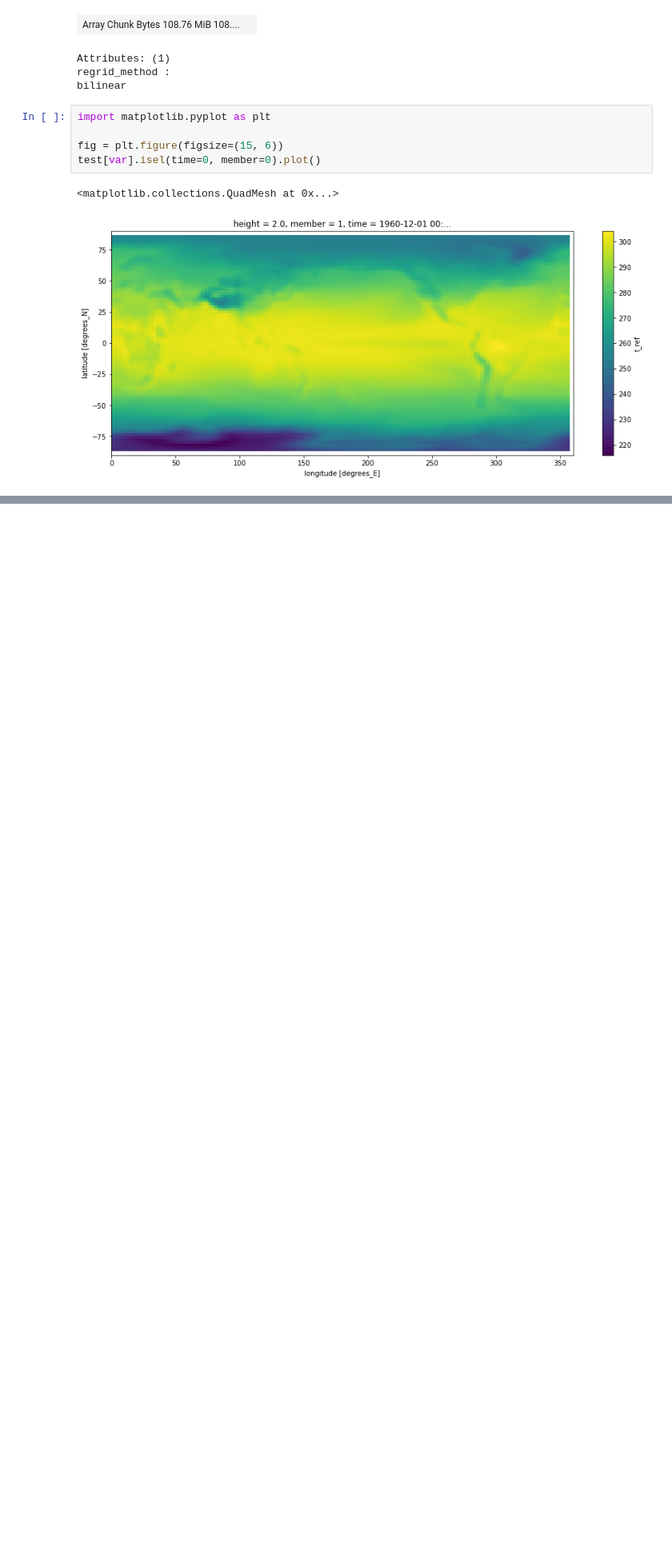
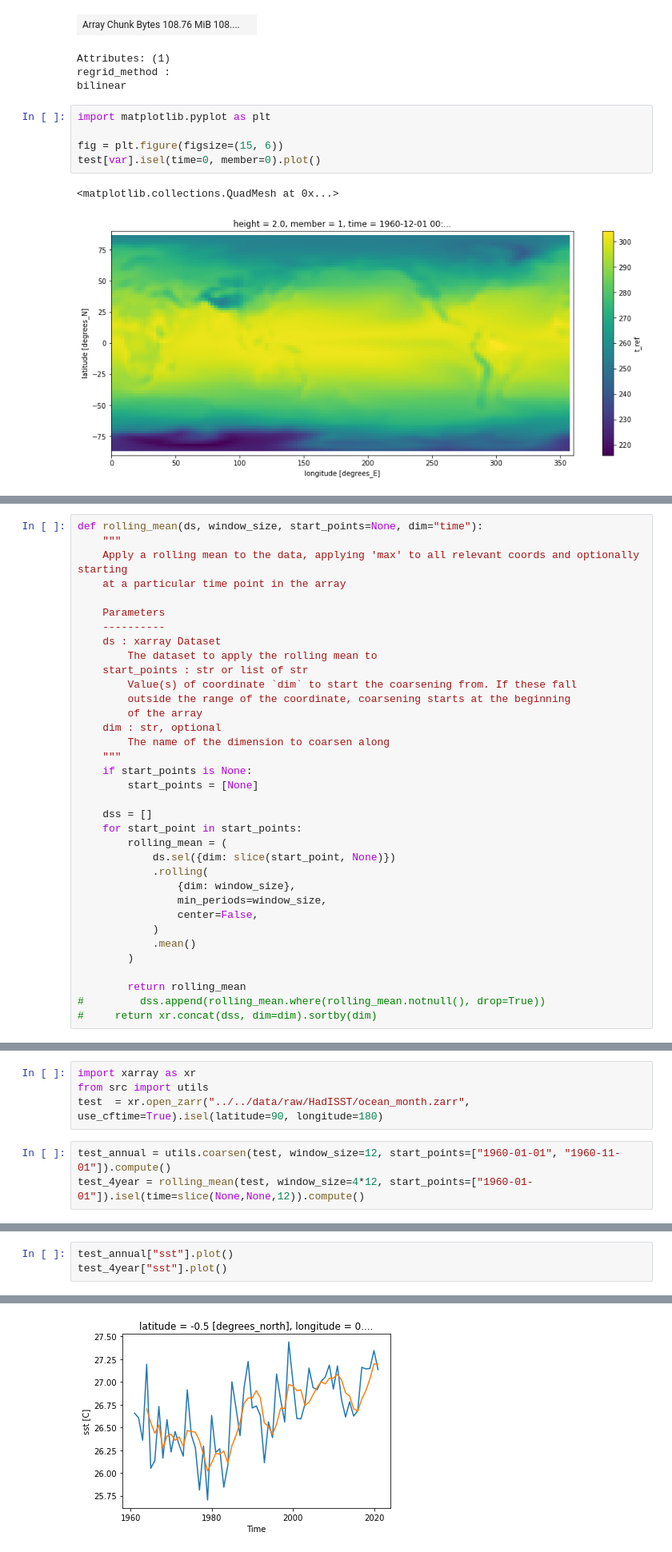
Before and after one commit to dougiesquire/CAFE-f6_documentation, a Jupyter notebook: notebooks/exploratory/prepare_data.ipynb, the cells around one changed output, grey strips where cells are left out. Shown at 80% size. Drawn from its saved outputs; the diff is of its cells as text; blank space fills up the shorter version.

```diff
--- a/notebooks/exploratory/prepare_data.ipynb
+++ b/notebooks/exploratory/prepare_data.ipynb
@@ -146,0 +152,35 @@ test[var].isel(time=0, member=0).plot()
+# %%
+def rolling_mean(ds, window_size, start_points=None, dim="time"):
+    """
+    Apply a rolling mean to the data, applying 'max' to all relevant coords and optionally starting
+    at a particular time point in the array
+
+    Parameters
+    ----------
+    ds : xarray Dataset
+        The dataset to apply the rolling mean to
+    start_points : str or list of str
+        Value(s) of coordinate `dim` to start the coarsening from. If these fall
+        outside the range of the coordinate, coarsening starts at the beginning
+        of the array
+    dim : str, optional
+        The name of the dimension to coarsen along
+    """
+    if start_points is None:
+        start_points = [None]
+
+    dss = []
+    for start_point in start_points:
+        rolling_mean = (
+            ds.sel({dim: slice(start_point, None)})
+            .rolling(
+                {dim: window_size},
+                min_periods=window_size,
+                center=False,
+            )
+            .mean()
+        )
+
+        return rolling_mean
+#         dss.append(rolling_mean.where(rolling_mean.notnull(), drop=True))
+#     return xr.concat(dss, dim=dim).sortby(dim)
@@ -146,0 +250,7 @@ test[var].isel(time=0, member=0).plot()
+# %%
+import xarray as xr
+from src import utils
+test  = xr.open_zarr("../../data/raw/HadISST/ocean_month.zarr", use_cftime=True).isel(latitude=90, longitude=180)
+# %%
+test_annual = utils.coarsen(test, window_size=12, start_points=["1960-01-01", "1960-11-01"]).compute()
+test_4year = rolling_mean(test, window_size=4*12, start_points=["1960-01-01"]).isel(time=slice(None,None,12)).compute()
@@ -146,0 +313,4 @@ test[var].isel(time=0, member=0).plot()
+# %%
+test_annual["sst"].plot()
+test_4year["sst"].plot()
+# %% [output]
@@ -146,0 +318 @@ test[var].isel(time=0, member=0).plot()
+[figure, added]
```
Also changed, not shown: parts of 13 cells of this notebook, 22 other files.
